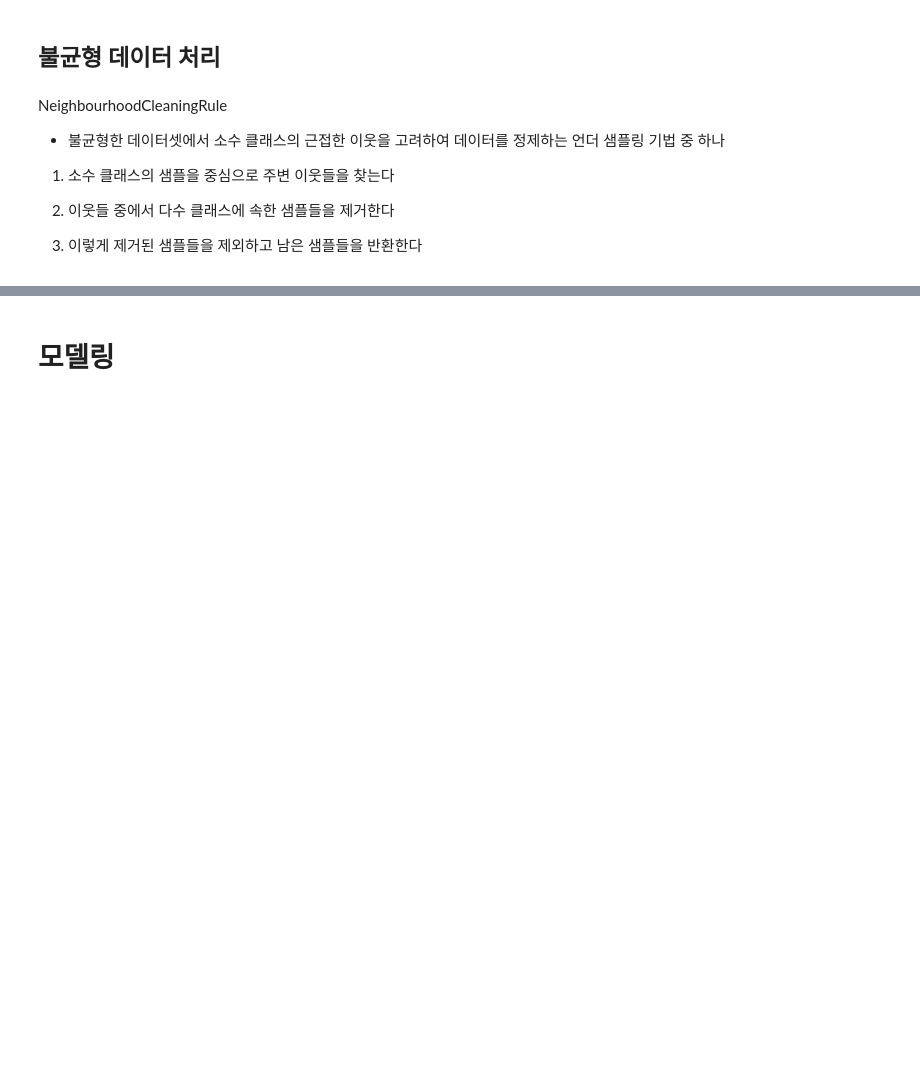
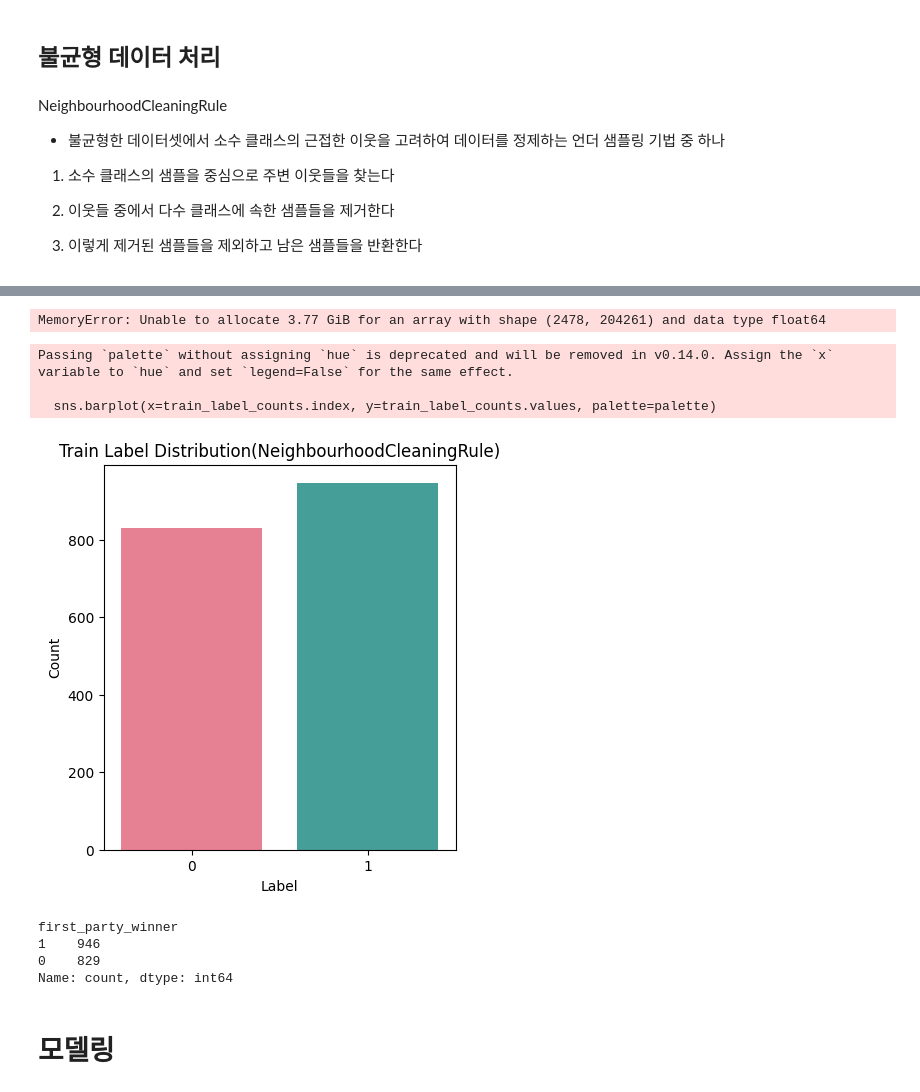
Before and after one commit to dbfla3831/STUDY, a Jupyter notebook: project/데이콘_법원_판결/NeighbourhoodCleaningRule_로지스틱.ipynb, the cells around one changed output, grey strips where cells are left out. Drawn from its saved outputs; the diff is of its cells as text; code cells hidden in the pictures; blank space fills up the shorter version.

```diff
--- a/project/데이콘_법원_판결/NeighbourhoodCleaningRule_로지스틱.ipynb
+++ b/project/데이콘_법원_판결/NeighbourhoodCleaningRule_로지스틱.ipynb
@@ -175,4 +175,49 @@ first_party_winner
 Name: count, dtype: int64
+# %%
+from imblearn.over_sampling import SMOTE
+
+X_smote, y_smote = SMOTE(k_neighbors=5).fit_resample(X_train, y_train)
+print('train shape : {}, {}'.format(X_smote.shape, y_smote.shape))
+# %% [output]
+MemoryError: Unable to allocate 3.77 GiB for an array with shape (2478, 204261) and data type float64
+# %%
+## 패배/승리 데이터 불균형 확인
+import seaborn as sns
+
+plt.figure(figsize=(10, 5))
+
+
+train_label_counts = y_ncr.value_counts()
+
+# 색상 팔레트 생성
+palette = sns.color_palette("husl", len(train_label_counts))
+plt.subplot(1, 2, 1)
+sns.barplot(x=train_label_counts.index, y=train_label_counts.values, palette=palette)
+plt.title('Train Label Distribution(NeighbourhoodCleaningRule)')
+plt.xlabel('Label')
+plt.ylabel('Count')
+
+print(y_ncr.value_counts())
+
+
+train_label_counts = y_smote.value_counts()
+plt.subplot(1, 2, 2)
+sns.barplot(x=train_label_counts.index, y=train_label_counts.values, palette=palette)
+plt.title('Train Label Distribution(SMOTE)')
+plt.xlabel('Label')
+plt.ylabel('Count')
+plt.show()
+
+print(y_smote.value_counts())
+# %% [output]
+Passing `palette` without assigning `hue` is deprecated and will be removed in v0.14.0. Assign the `x` variable to `hue` and set `legend=False` for the same effect.
+
+  sns.barplot(x=train_label_counts.index, y=train_label_counts.values, palette=palette)
+[figure, added]
+first_party_winner
+1    946
+0    829
+Name: count, dtype: int64
 # %% [markdown]
 # 모델링
 # %% [markdown]
```
Also changed, not shown: parts of 2 cells of this notebook, 1 other file.
